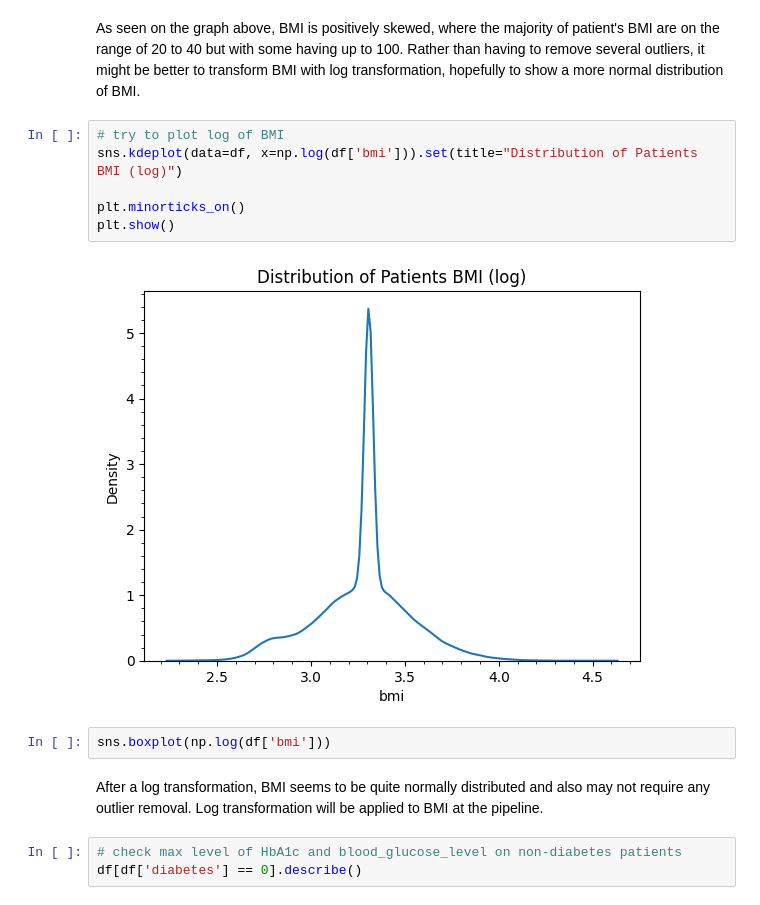
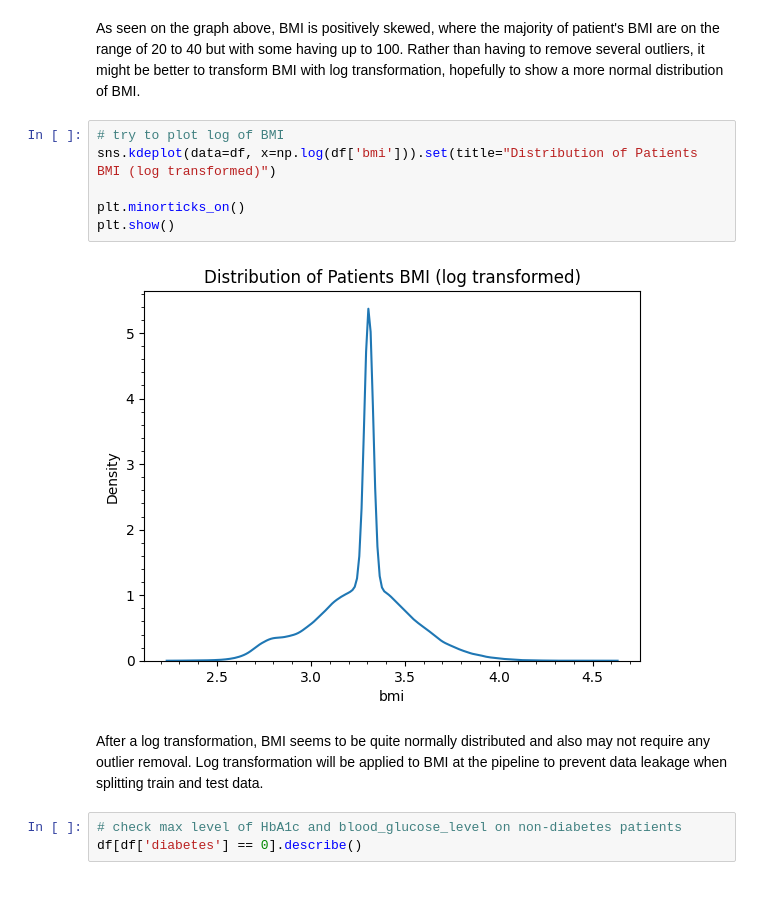
Before and after one commit to mezkymy/diabetes-prediction, a Jupyter notebook: Diabetes_Prediction.ipynb, the cells around one changed output. Cells and saved outputs as stored; diff of their text form.

```diff
--- a/Diabetes_Prediction.ipynb
+++ b/Diabetes_Prediction.ipynb
@@ -134,16 +138,14 @@ plt.show()
 As seen on the graph above, BMI is positively skewed, where the majority of patient's BMI are on the range of 20 to 40 but with some having up to 100. Rather than having to remove several outliers, it might be better to transform BMI with log transformation, hopefully to show a more normal distribution of BMI.
 # %%
 # try to plot log of BMI
-sns.kdeplot(data=df, x=np.log(df['bmi'])).set(title="Distribution of Patients BMI (log)")
+sns.kdeplot(data=df, x=np.log(df['bmi'])).set(title="Distribution of Patients BMI (log transformed)")
 
 plt.minorticks_on()
 plt.show()
 # %% [output]
-[figure, old version]
+[figure, new version]
-# %%
-sns.boxplot(np.log(df['bmi']))
 # %% [markdown]
-After a log transformation, BMI seems to be quite normally distributed and also may not require any outlier removal. Log transformation will be applied to BMI at the pipeline.
+After a log transformation, BMI seems to be quite normally distributed and also may not require any outlier removal. Log transformation will be applied to BMI at the pipeline to prevent data leakage when splitting train and test data.
 # %%
 # check max level of HbA1c and blood_glucose_level on non-diabetes patients
 df[df['diabetes'] == 0].describe()
```
Also changed, not shown: parts of 14 cells of this notebook.
